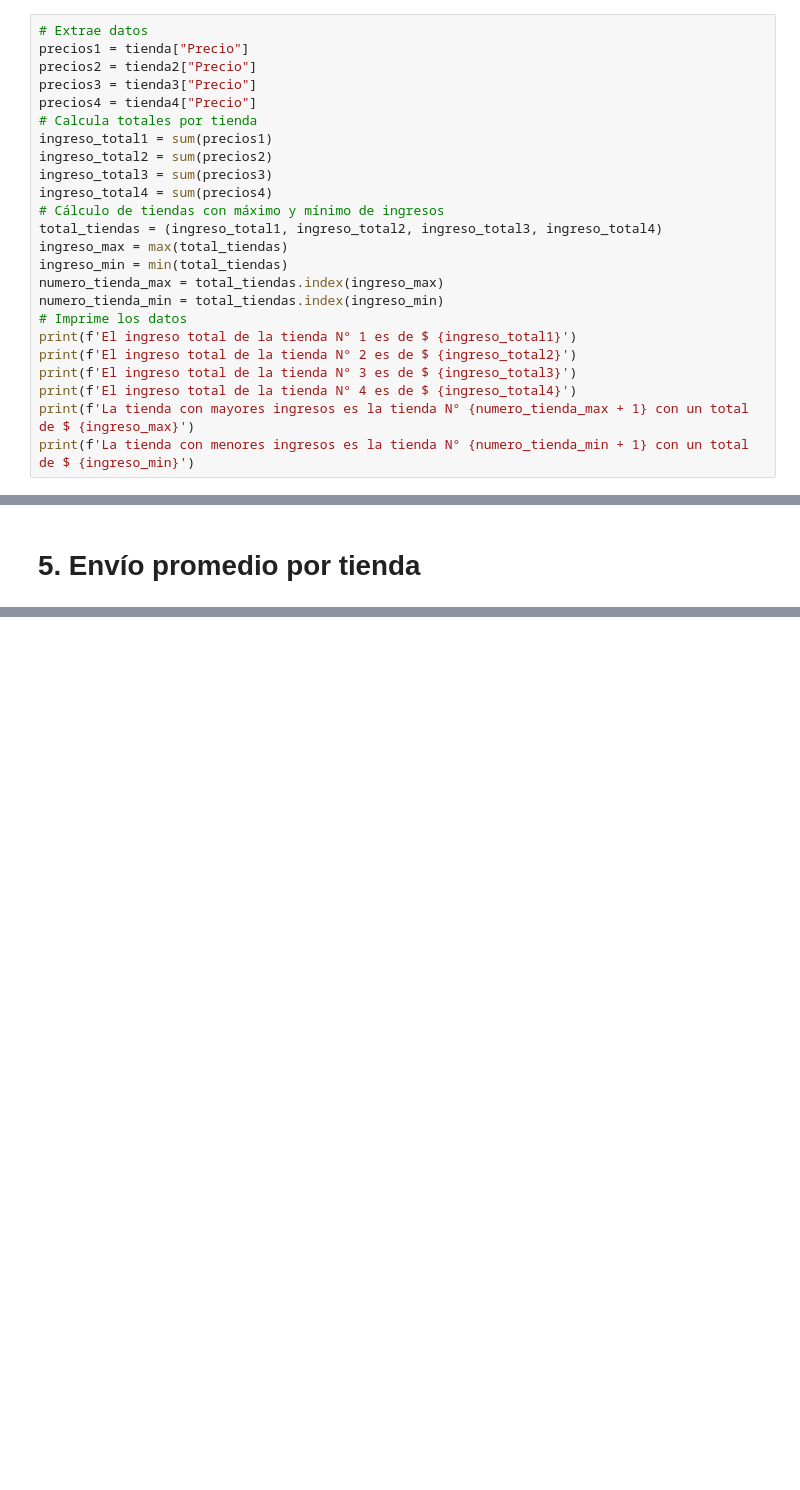
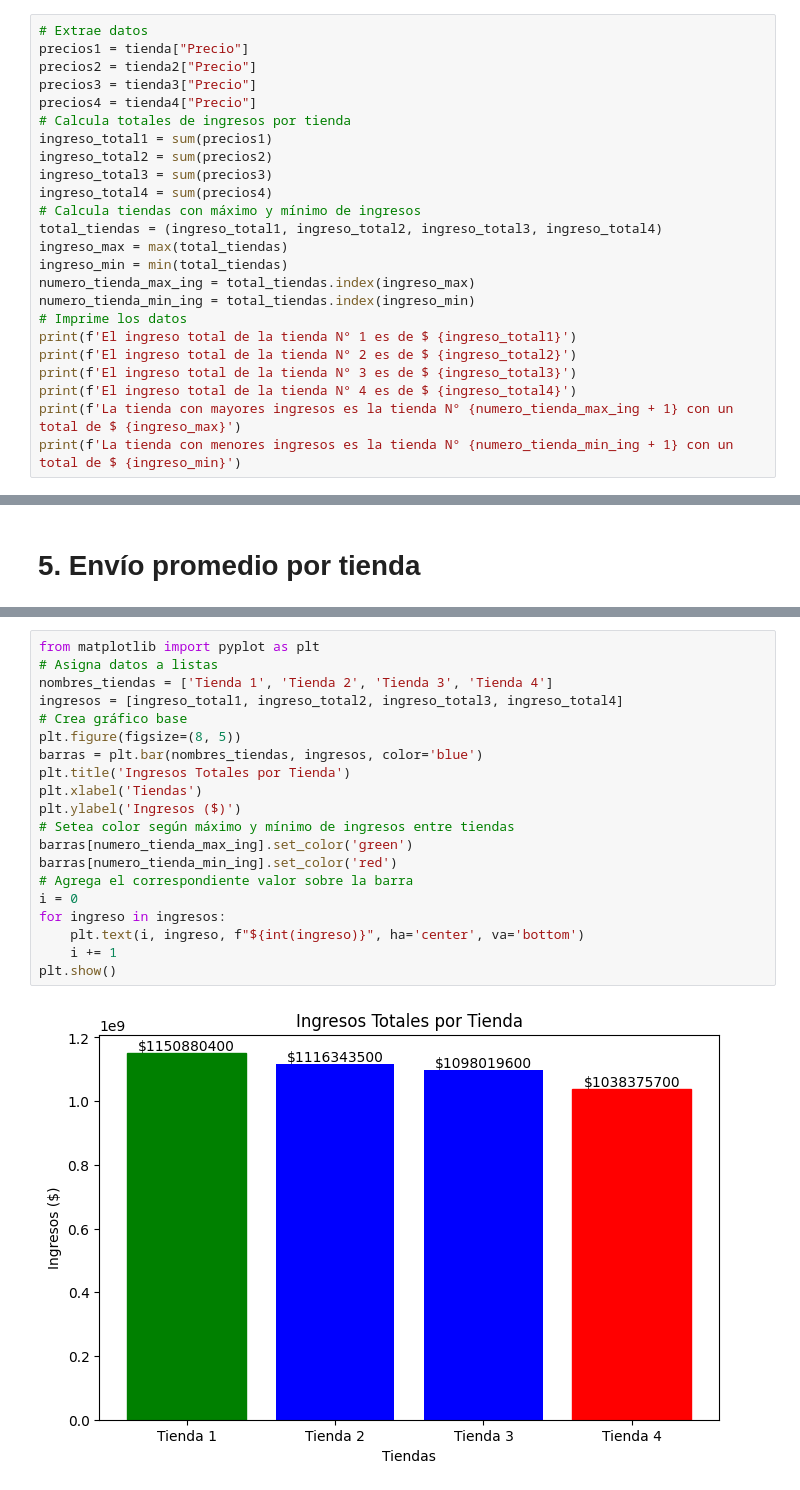
Before and after one commit to EugeDi/alura_store_latam, a Jupyter notebook: AluraStoreLatam.ipynb, the cells around one changed output, grey strips where cells are left out. Saved outputs shown, nothing was run; the diff lists cells and outputs as text; blank space fills up the shorter version.

```diff
--- a/AluraStoreLatam.ipynb
+++ b/AluraStoreLatam.ipynb
@@ -29,24 +29,24 @@ precios1 = tienda["Precio"]
 precios2 = tienda2["Precio"]
 precios3 = tienda3["Precio"]
 precios4 = tienda4["Precio"]
-# Calcula totales por tienda
+# Calcula totales de ingresos por tienda
 ingreso_total1 = sum(precios1)
 ingreso_total2 = sum(precios2)
 ingreso_total3 = sum(precios3)
 ingreso_total4 = sum(precios4)
-# Cálculo de tiendas con máximo y mínimo de ingresos
+# Calcula tiendas con máximo y mínimo de ingresos
 total_tiendas = (ingreso_total1, ingreso_total2, ingreso_total3, ingreso_total4)
 ingreso_max = max(total_tiendas)
 ingreso_min = min(total_tiendas)
-numero_tienda_max = total_tiendas.index(ingreso_max)
-numero_tienda_min = total_tiendas.index(ingreso_min)
+numero_tienda_max_ing = total_tiendas.index(ingreso_max)
+numero_tienda_min_ing = total_tiendas.index(ingreso_min)
 # Imprime los datos
 print(f'El ingreso total de la tienda N° 1 es de $ {ingreso_total1}')
 print(f'El ingreso total de la tienda N° 2 es de $ {ingreso_total2}')
 print(f'El ingreso total de la tienda N° 3 es de $ {ingreso_total3}')
 print(f'El ingreso total de la tienda N° 4 es de $ {ingreso_total4}')
-print(f'La tienda con mayores ingresos es la tienda N° {numero_tienda_max + 1} con un total de $ {ingreso_max}')
-print(f'La tienda con menores ingresos es la tienda N° {numero_tienda_min + 1} con un total de $ {ingreso_min}')
+print(f'La tienda con mayores ingresos es la tienda N° {numero_tienda_max_ing + 1} con un total de $ {ingreso_max}')
+print(f'La tienda con menores ingresos es la tienda N° {numero_tienda_min_ing + 1} con un total de $ {ingreso_min}')
 # %% [output]
 El ingreso total de la tienda N° 1 es de $ 1150880400.0
 El ingreso total de la tienda N° 2 es de $ 1116343500.0
@@ -64,0 +242,22 @@ La tienda con menores ingresos es la tienda N° 4 con un total de $ 1038375700.0
+# %%
+from matplotlib import pyplot as plt
+# Asigna datos a listas
+nombres_tiendas = ['Tienda 1', 'Tienda 2', 'Tienda 3', 'Tienda 4']
+ingresos = [ingreso_total1, ingreso_total2, ingreso_total3, ingreso_total4]
+# Crea gráfico base
+plt.figure(figsize=(8, 5))
+barras = plt.bar(nombres_tiendas, ingresos, color='blue')
+plt.title('Ingresos Totales por Tienda')
+plt.xlabel('Tiendas')
+plt.ylabel('Ingresos ($)')
+# Setea color según máximo y mínimo de ingresos entre tiendas
+barras[numero_tienda_max_ing].set_color('green')
+barras[numero_tienda_min_ing].set_color('red')
+# Agrega el correspondiente valor sobre la barra
+i = 0
+for ingreso in ingresos:
+    plt.text(i, ingreso, f"${int(ingreso)}", ha='center', va='bottom')
+    i += 1
+plt.show()
+# %% [output]
+[figure, added]
```
Also changed, not shown: parts of 10 cells of this notebook.
